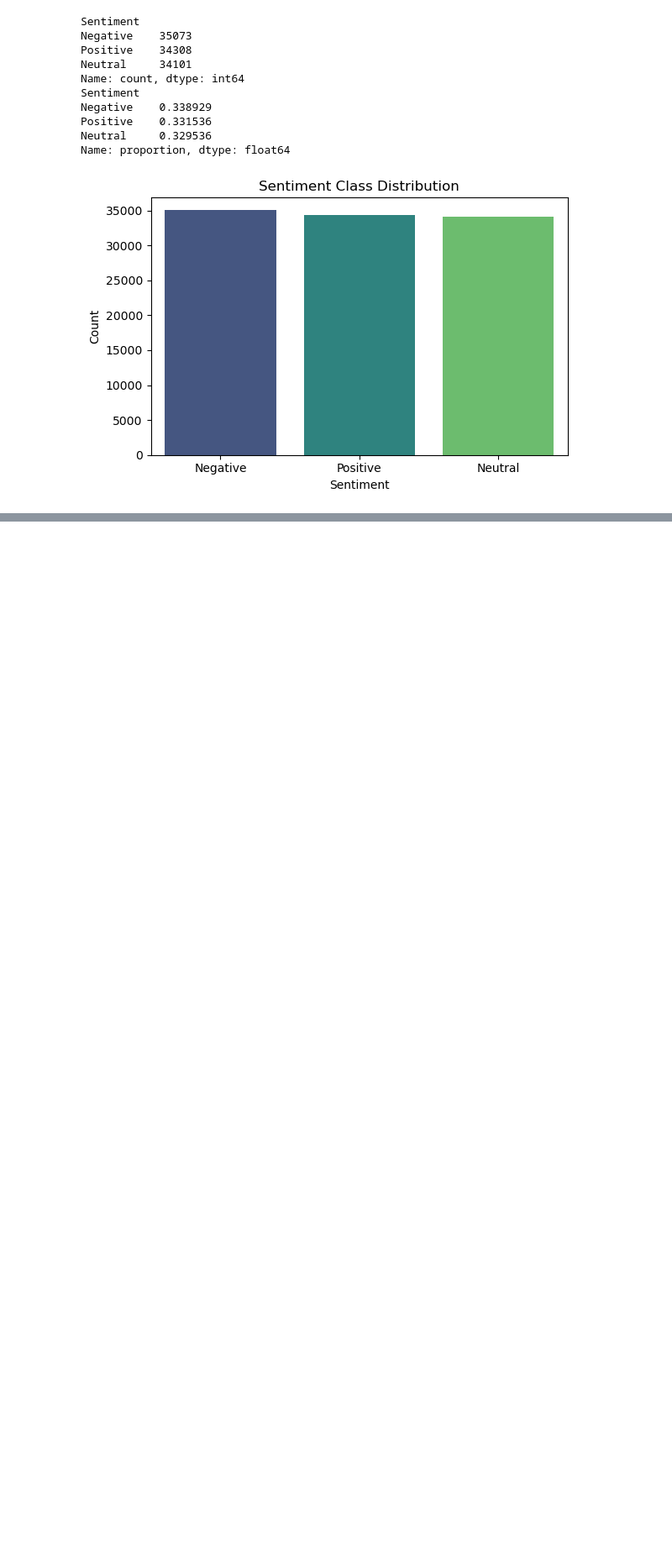
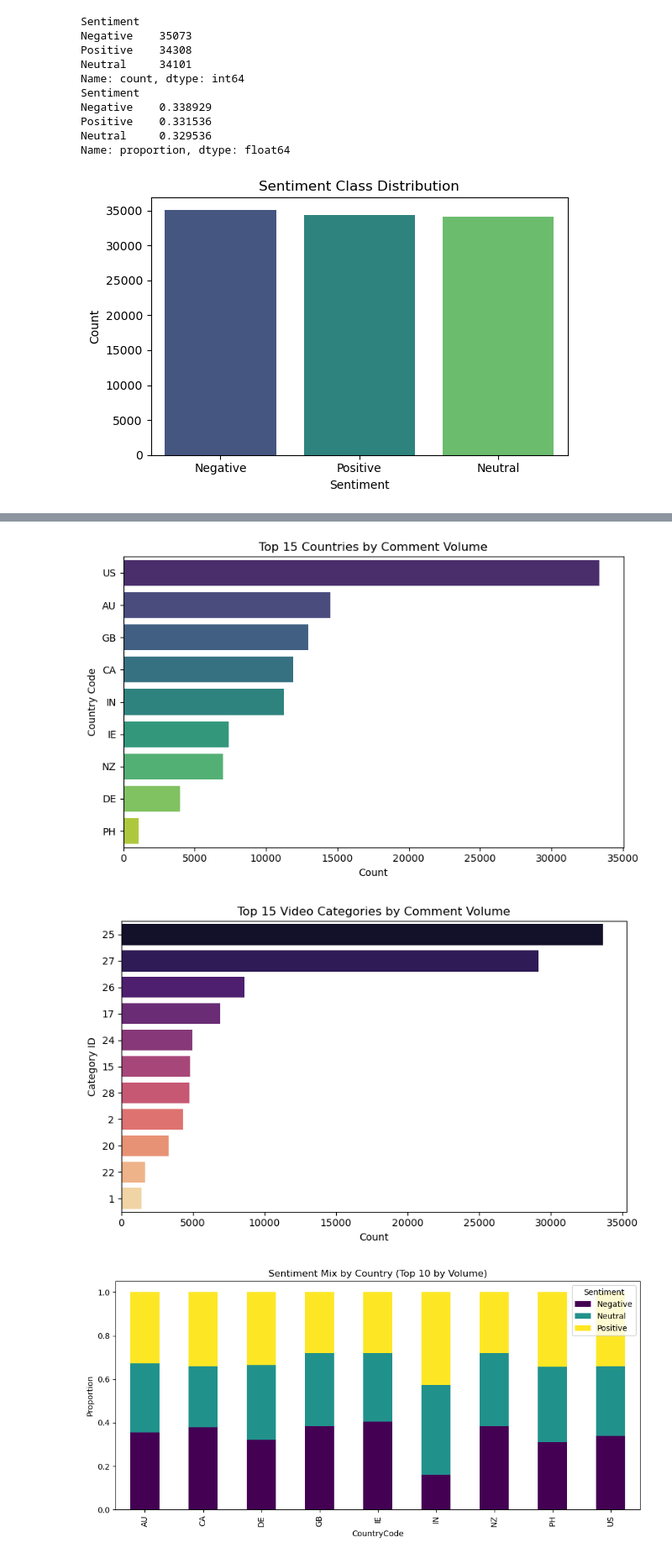
Before and after one commit to tiya02sharma-boop/Multilingual-Social-Media-Sentiment-Analysis-Using-Classical-ML, a Jupyter notebook: notebooks/01_eda.ipynb, the cells around one changed output, grey strips where cells are left out. Shown at 84% size. Saved outputs shown, nothing was run; the diff lists cells and outputs as text; code cells hidden in the pictures; blank space fills up the shorter version.

```diff
--- a/notebooks/01_eda.ipynb
+++ b/notebooks/01_eda.ipynb
@@ -95,0 +198,35 @@ plt.show()
+# %%
+top_countries = df["CountryCode"].value_counts().head(15)
+plt.figure(figsize=(8, 5))
+sns.barplot(x=top_countries.values, y=top_countries.index, palette="viridis")
+plt.title("Top 15 Countries by Comment Volume")
+plt.xlabel("Count")
+plt.ylabel("Country Code")
+plt.tight_layout()
+plt.show()
+
+top_cats = df["CategoryID"].value_counts().head(15)
+plt.figure(figsize=(8, 5))
+sns.barplot(x=top_cats.values, y=top_cats.index.astype(str), palette="magma")
+plt.title("Top 15 Video Categories by Comment Volume")
+plt.xlabel("Count")
+plt.ylabel("Category ID")
+plt.tight_layout()
+plt.show()
+
+# sentiment mix for the 10 most common countries
+top10_countries = df["CountryCode"].value_counts().head(10).index
+country_sentiment = (df[df["CountryCode"].isin(top10_countries)]
+                      .groupby(["CountryCode", "Sentiment"]).size()
+                      .unstack(fill_value=0))
+country_sentiment_pct = country_sentiment.div(country_sentiment.sum(axis=1), axis=0)
+
+country_sentiment_pct.plot(kind="bar", stacked=True, figsize=(10, 5), colormap="viridis")
+plt.title("Sentiment Mix by Country (Top 10 by Volume)")
+plt.ylabel("Proportion")
+plt.tight_layout()
+plt.show()
+# %% [output]
+[figure, added]
+[figure, added]
+[figure, added]
```
Also changed, not shown: parts of 12 cells of this notebook, 2 other files.
